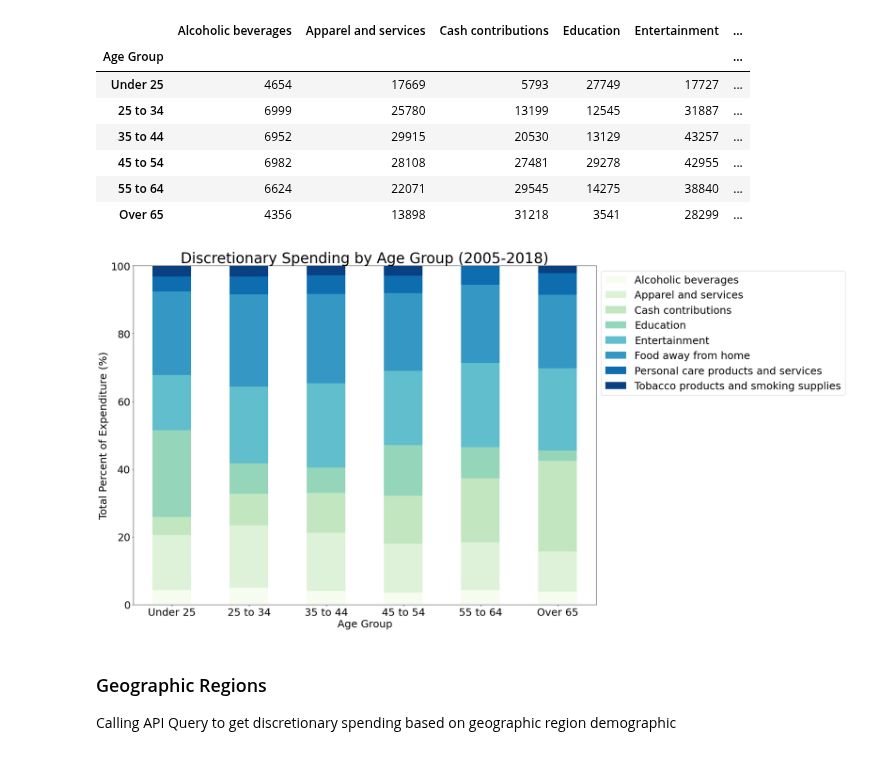
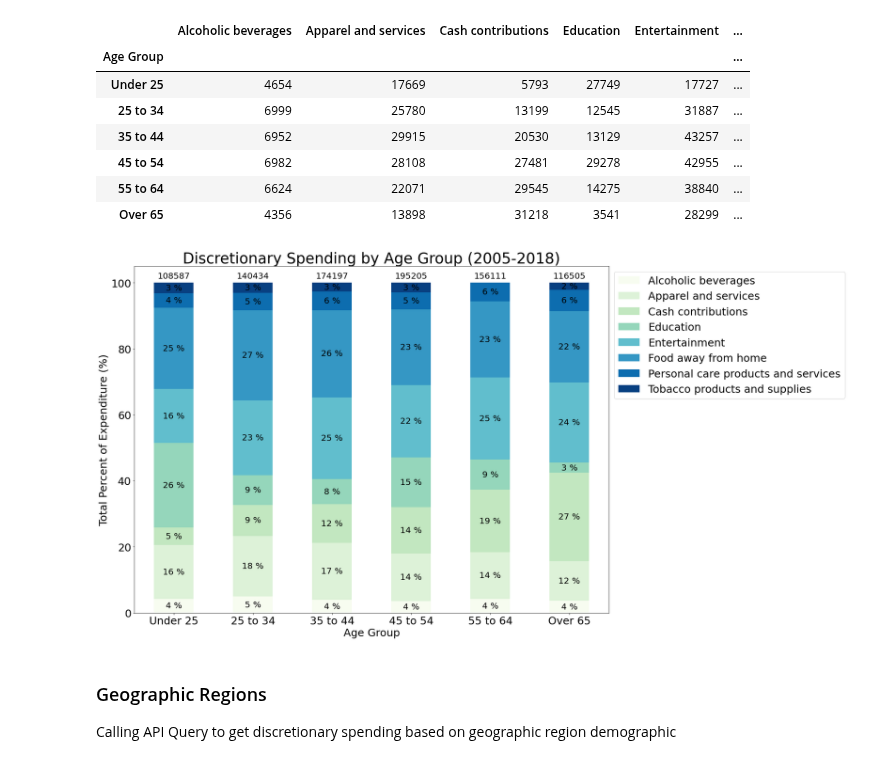
Before and after one commit to joshcoronel/discretionary-spending, a Jupyter notebook: Project_1_main.ipynb, the cells around one changed output. Saved outputs shown, nothing was run; the diff lists cells and outputs as text; code cells hidden in the pictures.

Commit message:
Added stacked bar annotation

```diff
--- a/Project_1_main.ipynb
+++ b/Project_1_main.ipynb
@@ -53,7 +53,7 @@ discretionary_dict = {
     'CXUALCBEVGLB1101M': 'Alcoholic beverages',
     'CXUEDUCATNLB1101M': 'Education',
     'CXUPERSCARELB1101M': 'Personal care products and services',
-    'CXUTOBACCOLB1101M': 'Tobacco products and smoking supplies'
+    'CXUTOBACCOLB1101M': 'Tobacco products and supplies'
 }
 
 essential_dict = {
@@ -416,27 +416,48 @@ age_df
 # %%
 # Create stacked bar chart
 
 # Compute the percentage
 age_df = age_df.div(age_df.sum(axis=1), axis=0) * 100
 
 # Plot a stacked barchart
 tocolor = (discretionary_labels)
 colors = plt.get_cmap("GnBu", len(tocolor)) #CHANGE THIS TO EDIT COLORS. SEE CMAP COLOR FORMATS, https://matplotlib.org/3.1.0/tutorials/colors/colormaps.html
-ax = age_df.plot.bar(stacked=True, figsize=(20,15), fontsize=25, colormap=colors)
+ax_age = age_df.plot.bar(stacked=True, figsize=(20,15), fontsize=25, colormap=colors)
 
 # Place the legend
-ax.legend(bbox_to_anchor=(1, 1), fontsize=25)
+ax_age.legend(bbox_to_anchor=(1, 1), fontsize=25)
 plt.xticks(rotation=0)
-plt.ylim(0, 100)
+plt.ylim(0, 105)
 plt.title('Discretionary Spending by Age Group (2005-2018)', fontsize=35)
 plt.xlabel('Age Group', fontsize=25)
 plt.ylabel('Total Percent of Expenditure (%)', fontsize=25)
 
+# Annotate the percentages onto the bars
+for p in ax_age.patches:
+    width, height = p.get_width(), p.get_height()
+    if height > 0:
+        x, y = p.get_xy()
+        ax_age.text(x+width/2,
+                y+height/2,
+                '{:.0f} %'.format(height),
+                horizontalalignment='center',
+                verticalalignment='center',
+                fontsize=20)
+
+# Annotate the totals above each stacked bar
+for i in range(len(age_totals)):
+    total = sum(age_totals[i])
+    ax_age.text(i, 102,
+            '{:.0f}'.format(total),
+            horizontalalignment='center',
+            verticalalignment='center',
+            fontsize=20)
+
 # Save figure
 plt.savefig('Images/spend_by_age.png',bbox_inches="tight")
 plt.show()
 # %% [output]
-[figure, old version]
+[figure, new version]
 # %% [markdown]
 ### Geographic Regions
 Calling API Query to get discretionary spending based on geographic region demographic
```
Also changed, not shown: parts of 4 cells of this notebook, 5 other files.
